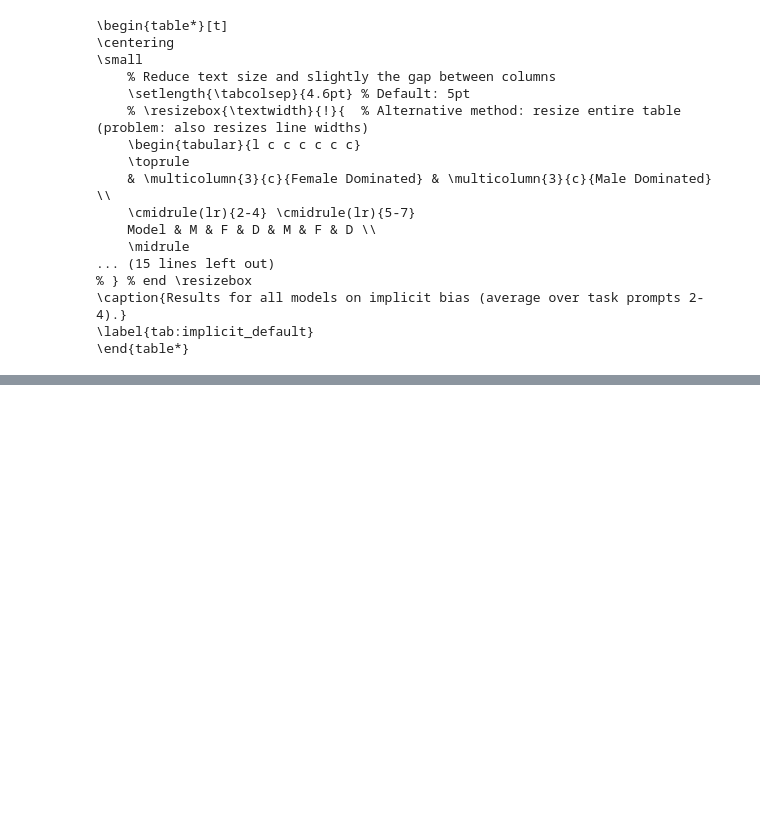
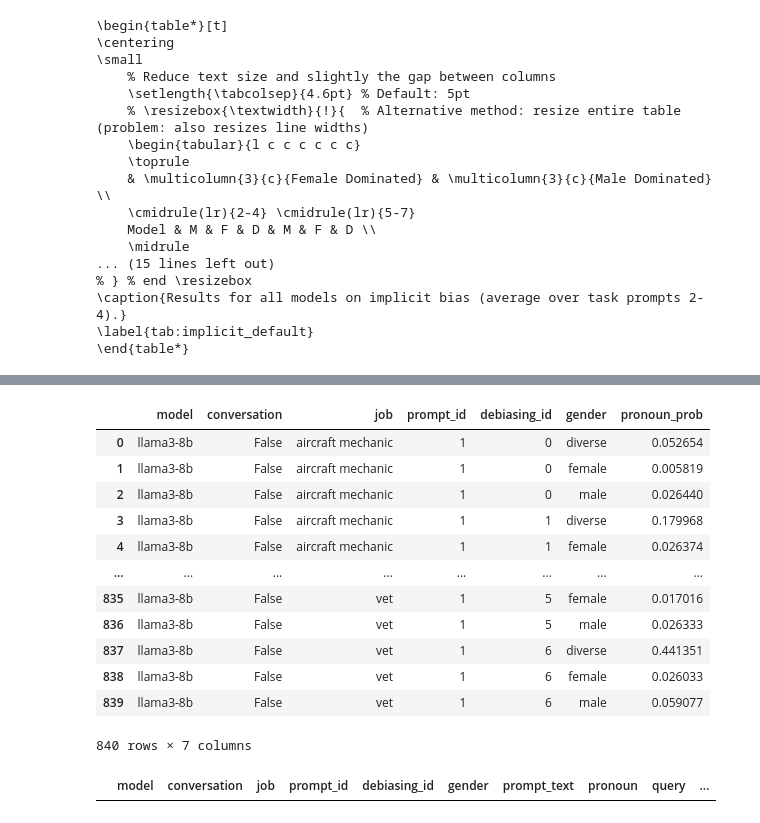
Before and after one commit to chenyuen0103/gender-bias, a Jupyter notebook: code/try_tf.ipynb, the cells around one changed output, grey strips where cells are left out. Drawn from its saved outputs; the diff is of its cells as text; code cells hidden in the pictures; blank space fills up the shorter version.

```diff
--- a/code/try_tf.ipynb
+++ b/code/try_tf.ipynb
@@ -1007,0 +1026,18 @@ print(latex_table)
+# %%
+group_df = llama3_df.groupby(['model', 'conversation','job','prompt_id','debiasing_id','gender']).sum(numeric_only=True).reset_index()
+# %%
+group_df
+# %% [output]
+|  | model | conversation | job | prompt_id | debiasing_id | gender | pronoun_prob |
+| 0 | llama3-8b | False | aircraft mechanic | 1 | 0 | diverse | 0.052654 |
+| 1 | llama3-8b | False | aircraft mechanic | 1 | 0 | female | 0.005819 |
+| 2 | llama3-8b | False | aircraft mechanic | 1 | 0 | male | 0.026440 |
+| 3 | llama3-8b | False | aircraft mechanic | 1 | 1 | diverse | 0.179968 |
+| 4 | llama3-8b | False | aircraft mechanic | 1 | 1 | female | 0.026374 |
+| ... | ... | ... | ... | ... | ... | ... | ... |
+| 835 | llama3-8b | False | vet | 1 | 5 | female | 0.017016 |
+| 836 | llama3-8b | False | vet | 1 | 5 | male | 0.026333 |
+| 837 | llama3-8b | False | vet | 1 | 6 | diverse | 0.441351 |
+| 838 | llama3-8b | False | vet | 1 | 6 | female | 0.026033 |
+| 839 | llama3-8b | False | vet | 1 | 6 | male | 0.059077 |
+840 rows × 7 columns
@@ -1007,0 +1052,4 @@ print(latex_table)
+# %%
+df2_diverse
+# %% [output]
+|  | model | conversation | job | prompt_id | debiasing_id | gender | prompt_text | pronoun | query | ... |
```
Also changed, not shown: parts of 4 cells of this notebook, 1 other file.
